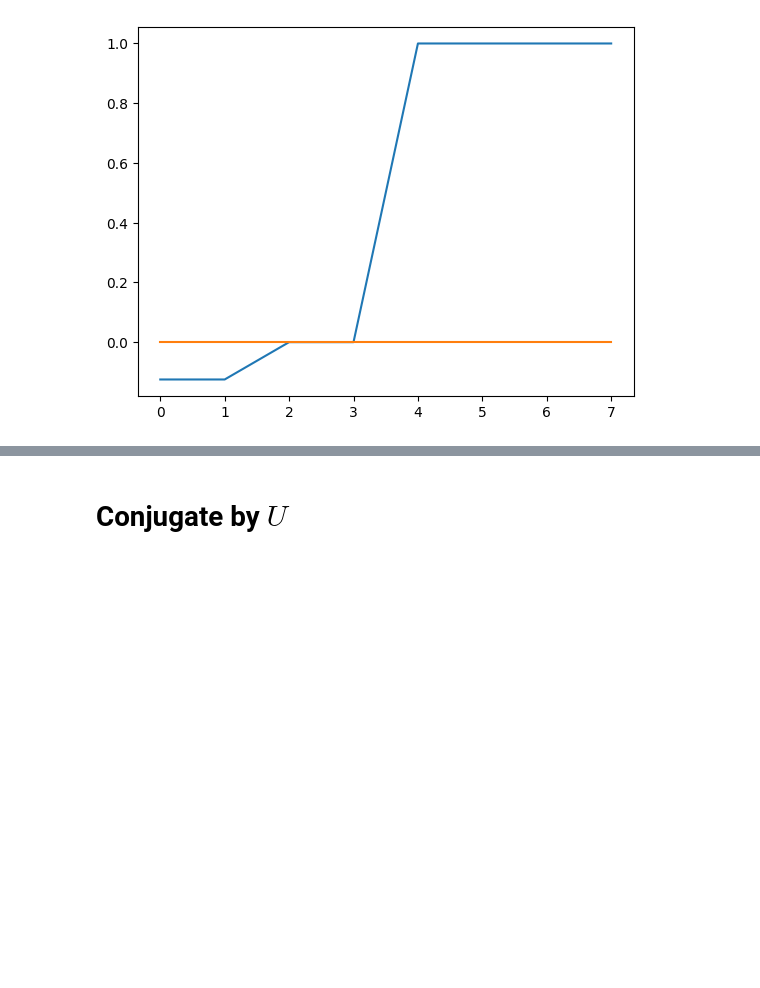
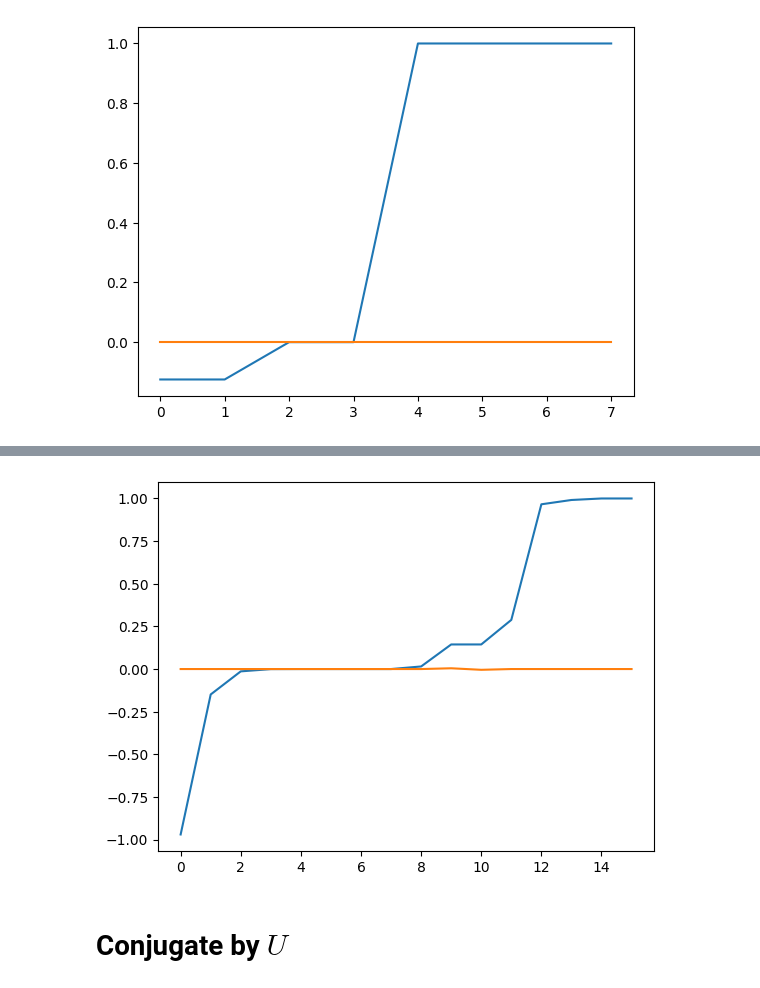
Before and after one commit to Renmusxd/SimpleUnitaryBuilder, a Jupyter notebook: jupyter/TestProjectors.ipynb, the cells around one changed output, grey strips where cells are left out. Cells and saved outputs as stored; diff of their text form; code cells hidden in the pictures; blank space fills up the shorter version.

```diff
--- a/jupyter/TestProjectors.ipynb
+++ b/jupyter/TestProjectors.ipynb
@@ -74,3 +118,11 @@ pyplot.show()
+# %%
+arr = numpy.array(sorted(numpy.linalg.eigvals(mat), key=lambda x: x.real))
+
+pyplot.plot(arr.real)
+pyplot.plot(arr.imag)
+pyplot.show()
+# %% [output]
+[figure, added]
 # %% [markdown]
 # Conjugate by $U$
 # %%
```
Also changed, not shown: parts of 39 cells of this notebook.
